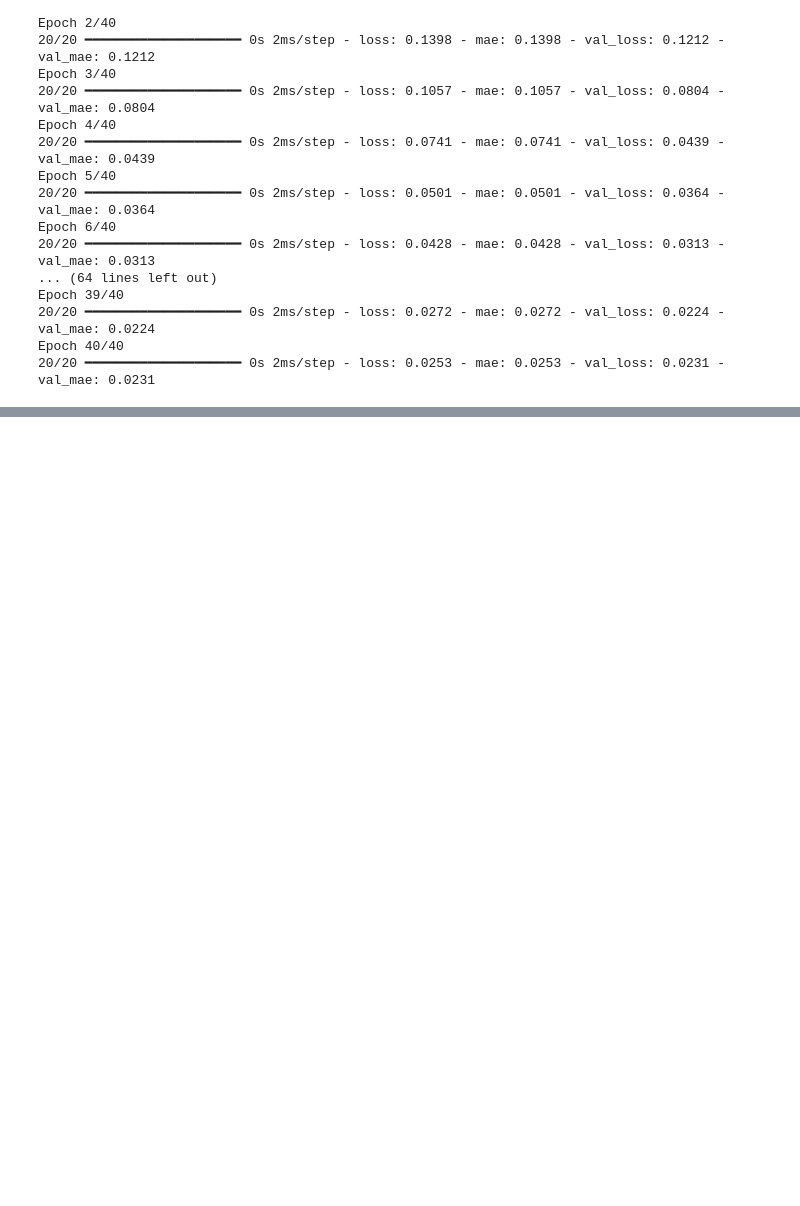
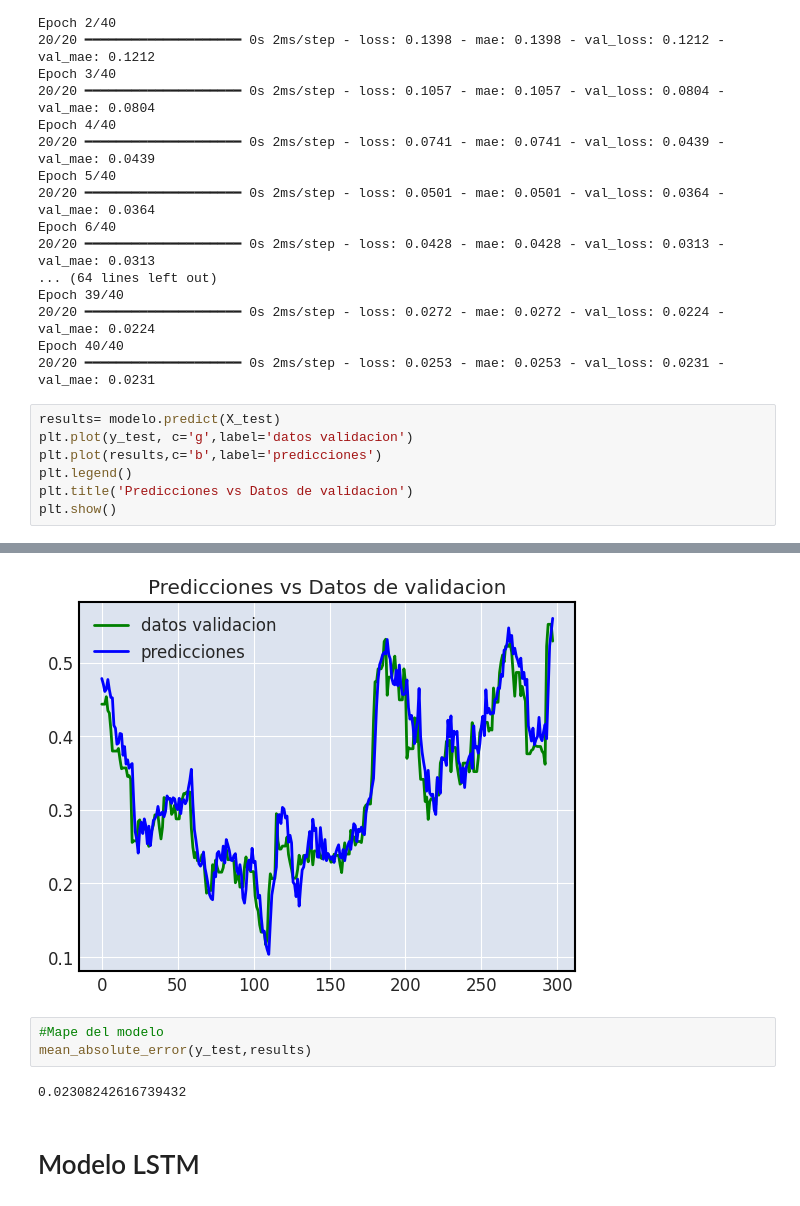
Before and after one commit to LorenzoPorrasDuque/cientifica, a Jupyter notebook: seriesDeTiempo/deep_learning.ipynb, the cells around one changed output, grey strips where cells are left out. Cells and saved outputs as stored; diff of their text form; blank space fills up the shorter version.

```diff
--- a/seriesDeTiempo/deep_learning.ipynb
+++ b/seriesDeTiempo/deep_learning.ipynb
@@ -268,3 +268,11 @@ Epoch 39/40
 20/20 ━━━━━━━━━━━━━━━━━━━━ 0s 2ms/step - loss: 0.0272 - mae: 0.0272 - val_loss: 0.0224 - val_mae: 0.0224
 Epoch 40/40
 20/20 ━━━━━━━━━━━━━━━━━━━━ 0s 2ms/step - loss: 0.0253 - mae: 0.0253 - val_loss: 0.0231 - val_mae: 0.0231
+# %%
+results= modelo.predict(X_test)
+plt.plot(y_test, c='g',label='datos validacion')
+plt.plot(results,c='b',label='predicciones')
+plt.legend()
+plt.title('Predicciones vs Datos de validacion')
+plt.show()
+# %% [output]
@@ -270,0 +280,8 @@ Epoch 40/40
+[figure, added]
+# %%
+#Mape del modelo
+mean_absolute_error(y_test,results)
+# %% [output]
+0.02308242616739432
+# %% [markdown]
+# Modelo LSTM
```
Also changed, not shown: parts of 5 cells of this notebook.
